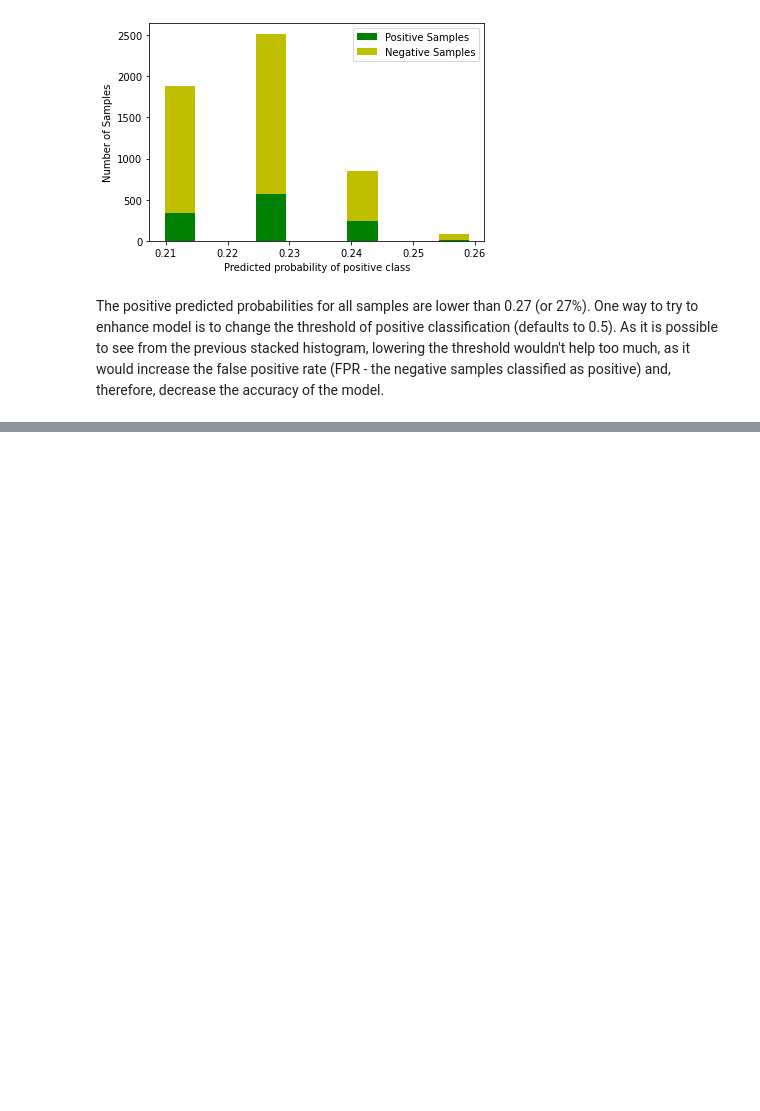
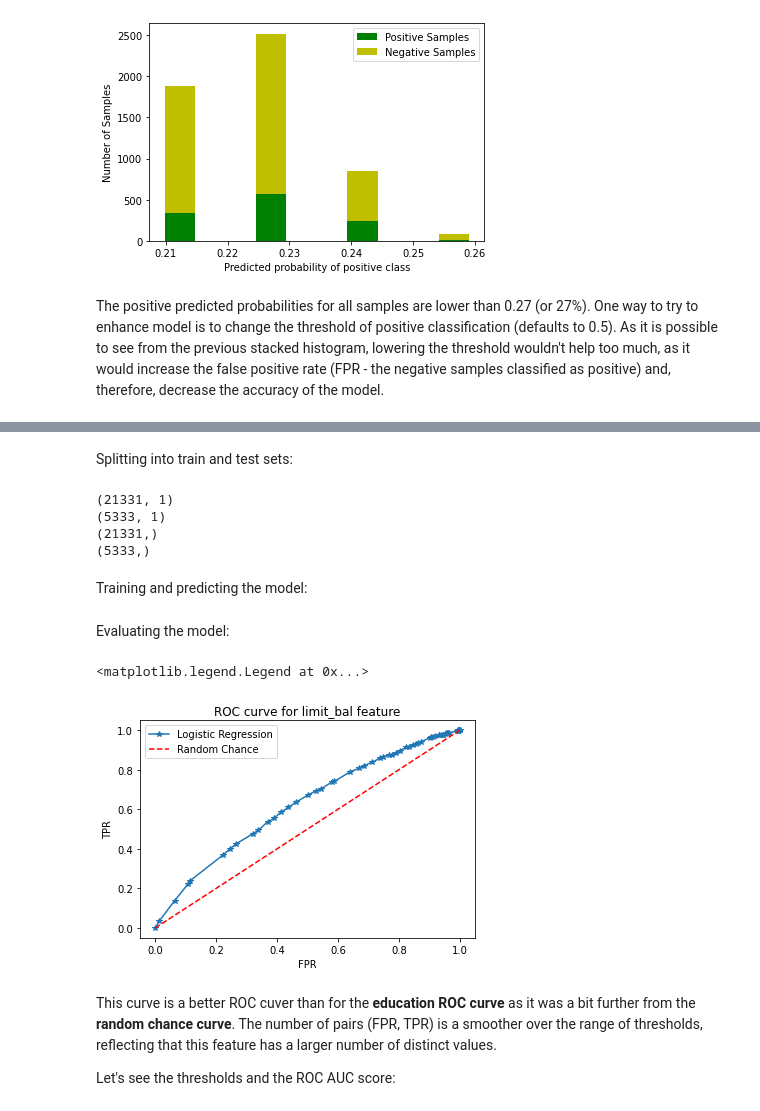
Before and after one commit to jeantardelli/data-science, a Jupyter notebook: exploring-the-response-variable-and-model-evaluation.ipynb, the cells around one changed output, grey strips where cells are left out. Saved outputs shown, nothing was run; the diff lists cells and outputs as text; code cells hidden in the pictures; blank space fills up the shorter version.

Commit message:
Exploring the Response Variable and Model evaluation - Evaluaing the Model (2f)

```diff
--- a/exploring-the-response-variable-and-model-evaluation.ipynb
+++ b/exploring-the-response-variable-and-model-evaluation.ipynb
@@ -317,0 +358,43 @@ The positive predicted probabilities for all samples are lower than 0.27 (or 27%
+# %% [markdown]
+Splitting into train and test sets:
+# %%
+X_train, X_test, y_train, y_test = train_test_split(
+    df.limit_bal.values.reshape(-1, 1),
+    df.default_payment_next_month.values,
+    test_size=0.2,
+    random_state=24)
+
+print(X_train.shape)
+print(X_test.shape)
+print(y_train.shape)
+print(y_test.shape)
+# %% [output]
+(21331, 1)
+(5333, 1)
+(21331,)
+(5333,)
+# %% [markdown]
+Training and predicting the model:
+# %%
+model.fit(X_train, y_train)
+
+y_pred = model.predict(X_test)
+y_pred_proba = model.predict_proba(X_test)
+# %% [markdown]
+Evaluating the model:
+# %%
+fpr, tpr, thresholds = metrics.roc_curve(y_test, y_pred_proba[:, 1])
+
+plt.plot(fpr, tpr, '*-')
+plt.plot([0, 1], [0, 1], 'r--')
+plt.title('ROC curve for limit_bal feature')
+plt.ylabel('TPR')
+plt.xlabel('FPR')
+plt.legend(['Logistic Regression', 'Random Chance'])
+# %% [output]
+<matplotlib.legend.Legend at 0x...>
+[figure, added]
+# %% [markdown]
+This curve is a better ROC cuver than for the **education ROC curve** as it was a bit further from the **random chance curve**. The number of pairs (FPR, TPR) is a smoother over the range of thresholds, reflecting that this feature has a larger number of distinct values.
+
+Let's see the thresholds and the ROC AUC score:
```
Also changed, not shown: parts of 19 cells of this notebook.
